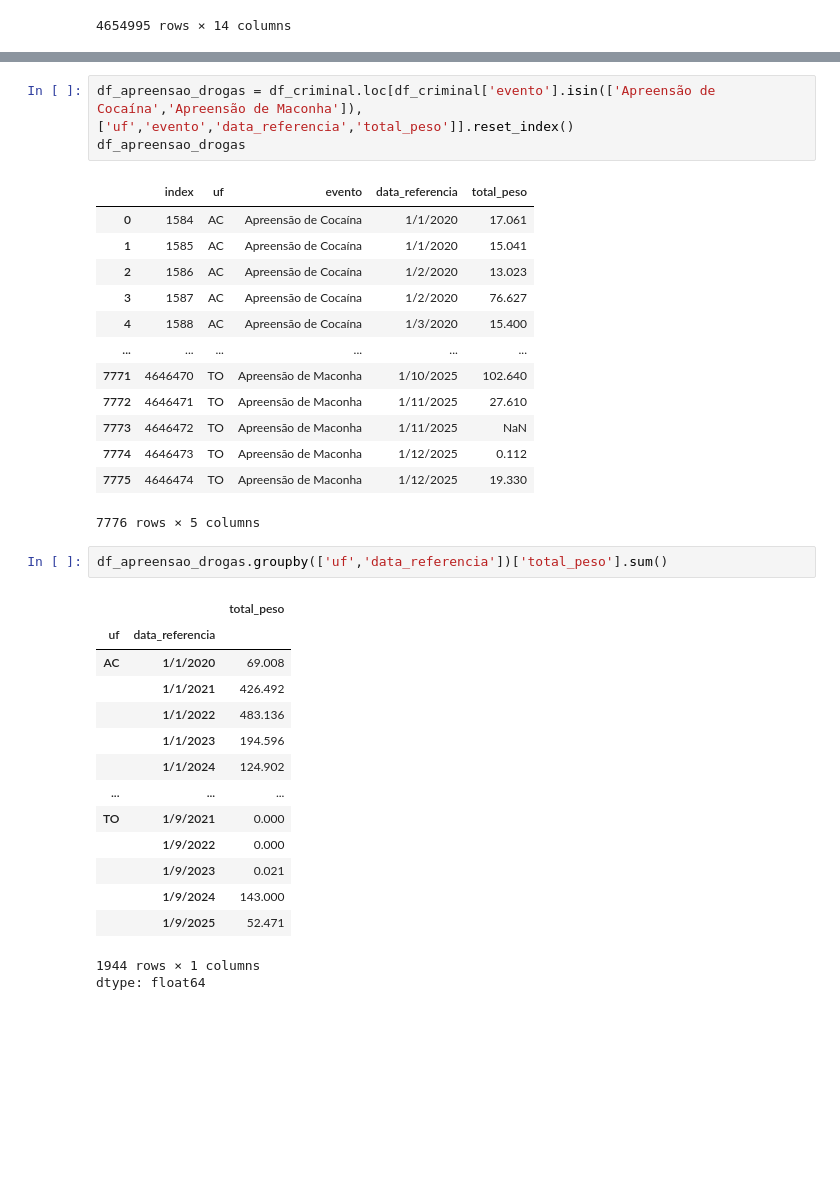
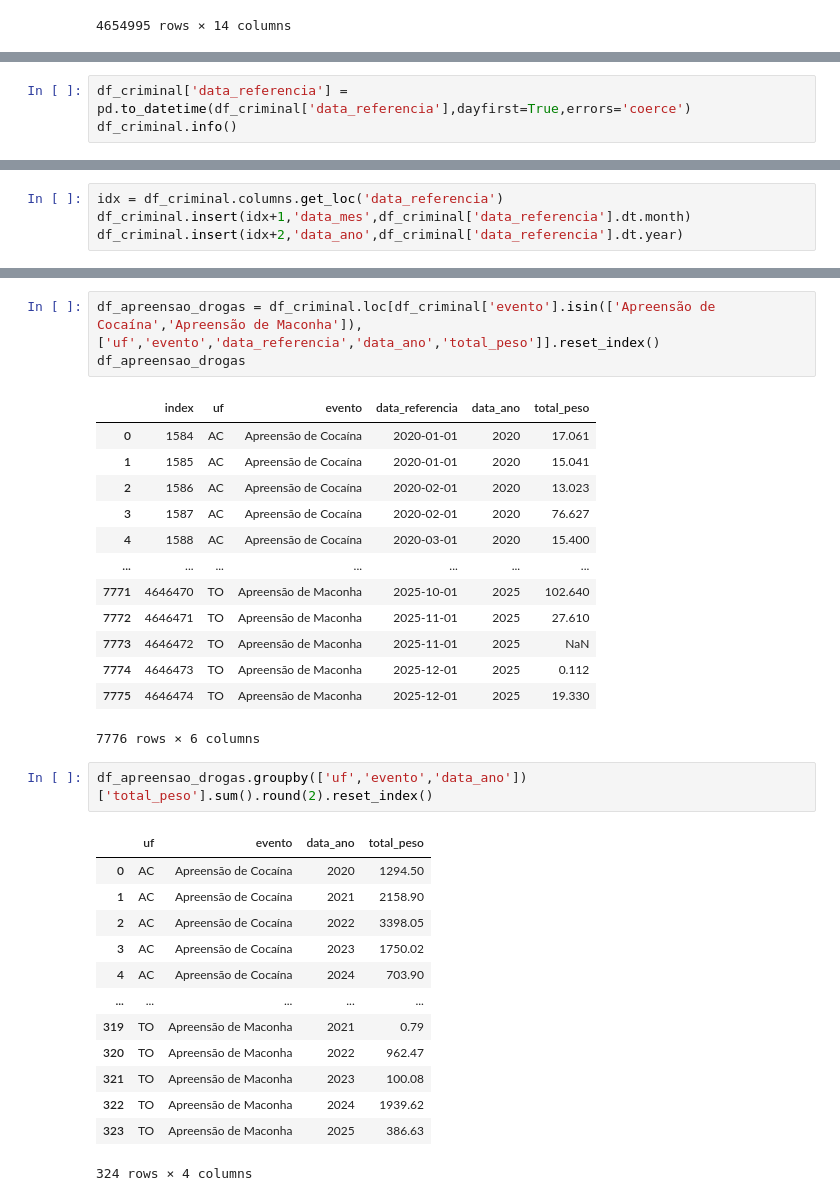
Before and after one commit to Marcelo-Silvestre/MVP_Machine_Learning_Analytics_PUCRIO_40530010056_20260_01, a Jupyter notebook: Notebooks/MVP_Machine_Learning_Previsao_Ocorrencias_Criminais-1.ipynb, the cells around one changed output, grey strips where cells are left out. Saved outputs shown, nothing was run; the diff lists cells and outputs as text; blank space fills up the shorter version.

```diff
--- a/Notebooks/MVP_Machine_Learning_Previsao_Ocorrencias_Criminais-1.ipynb
+++ b/Notebooks/MVP_Machine_Learning_Previsao_Ocorrencias_Criminais-1.ipynb
@@ -43,0 +64,3 @@ df_criminal
+# %%
+df_criminal['data_referencia'] = pd.to_datetime(df_criminal['data_referencia'],dayfirst=True,errors='coerce')
+df_criminal.info()
@@ -43,0 +85,4 @@ df_criminal
+# %%
+idx = df_criminal.columns.get_loc('data_referencia')
+df_criminal.insert(idx+1,'data_mes',df_criminal['data_referencia'].dt.month)
+df_criminal.insert(idx+2,'data_ano',df_criminal['data_referencia'].dt.year)
@@ -44,35 +105,33 @@ df_criminal
 # %%
-df_apreensao_drogas = df_criminal.loc[df_criminal['evento'].isin(['Apreensão de Cocaína','Apreensão de Maconha']),['uf','evento','data_referencia','total_peso']].reset_index()
+df_apreensao_drogas = df_criminal.loc[df_criminal['evento'].isin(['Apreensão de Cocaína','Apreensão de Maconha']),['uf','evento','data_referencia','data_ano','total_peso']].reset_index()
 df_apreensao_drogas
 # %% [output]
-|  | index | uf | evento | data_referencia | total_peso |
-| 0 | 1584 | AC | Apreensão de Cocaína | 1/1/2020 | 17.061 |
-| 1 | 1585 | AC | Apreensão de Cocaína | 1/1/2020 | 15.041 |
-| 2 | 1586 | AC | Apreensão de Cocaína | 1/2/2020 | 13.023 |
-| 3 | 1587 | AC | Apreensão de Cocaína | 1/2/2020 | 76.627 |
-| 4 | 1588 | AC | Apreensão de Cocaína | 1/3/2020 | 15.400 |
-| ... | ... | ... | ... | ... | ... |
-| 7771 | 4646470 | TO | Apreensão de Maconha | 1/10/2025 | 102.640 |
-| 7772 | 4646471 | TO | Apreensão de Maconha | 1/11/2025 | 27.610 |
-| 7773 | 4646472 | TO | Apreensão de Maconha | 1/11/2025 | NaN |
-| 7774 | 4646473 | TO | Apreensão de Maconha | 1/12/2025 | 0.112 |
-| 7775 | 4646474 | TO | Apreensão de Maconha | 1/12/2025 | 19.330 |
+|  | index | uf | evento | data_referencia | data_ano | total_peso |
+| 0 | 1584 | AC | Apreensão de Cocaína | 2020-01-01 | 2020 | 17.061 |
+| 1 | 1585 | AC | Apreensão de Cocaína | 2020-01-01 | 2020 | 15.041 |
+| 2 | 1586 | AC | Apreensão de Cocaína | 2020-02-01 | 2020 | 13.023 |
+| 3 | 1587 | AC | Apreensão de Cocaína | 2020-02-01 | 2020 | 76.627 |
+| 4 | 1588 | AC | Apreensão de Cocaína | 2020-03-01 | 2020 | 15.400 |
+| ... | ... | ... | ... | ... | ... | ... |
+| 7771 | 4646470 | TO | Apreensão de Maconha | 2025-10-01 | 2025 | 102.640 |
+| 7772 | 4646471 | TO | Apreensão de Maconha | 2025-11-01 | 2025 | 27.610 |
+| 7773 | 4646472 | TO | Apreensão de Maconha | 2025-11-01 | 2025 | NaN |
+| 7774 | 4646473 | TO | Apreensão de Maconha | 2025-12-01 | 2025 | 0.112 |
+| 7775 | 4646474 | TO | Apreensão de Maconha | 2025-12-01 | 2025 | 19.330 |
-7776 rows × 5 columns
+7776 rows × 6 columns
 # %%
-df_apreensao_drogas.groupby(['uf','data_referencia'])['total_peso'].sum()
+df_apreensao_drogas.groupby(['uf','evento','data_ano'])['total_peso'].sum().round(2).reset_index()
 # %% [output]
-|  |  | total_peso |
-| uf | data_referencia |  |
-| AC | 1/1/2020 | 69.008 |
-|  | 1/1/2021 | 426.492 |
-|  | 1/1/2022 | 483.136 |
-|  | 1/1/2023 | 194.596 |
-|  | 1/1/2024 | 124.902 |
-| ... | ... | ... |
-| TO | 1/9/2021 | 0.000 |
-|  | 1/9/2022 | 0.000 |
-|  | 1/9/2023 | 0.021 |
-|  | 1/9/2024 | 143.000 |
-|  | 1/9/2025 | 52.471 |
+|  | uf | evento | data_ano | total_peso |
+| 0 | AC | Apreensão de Cocaína | 2020 | 1294.50 |
+| 1 | AC | Apreensão de Cocaína | 2021 | 2158.90 |
+| 2 | AC | Apreensão de Cocaína | 2022 | 3398.05 |
+| 3 | AC | Apreensão de Cocaína | 2023 | 1750.02 |
+| 4 | AC | Apreensão de Cocaína | 2024 | 703.90 |
+| ... | ... | ... | ... | ... |
+| 319 | TO | Apreensão de Maconha | 2021 | 0.79 |
+| 320 | TO | Apreensão de Maconha | 2022 | 962.47 |
+| 321 | TO | Apreensão de Maconha | 2023 | 100.08 |
+| 322 | TO | Apreensão de Maconha | 2024 | 1939.62 |
+| 323 | TO | Apreensão de Maconha | 2025 | 386.63 |
-1944 rows × 1 columns
-dtype: float64
+324 rows × 4 columns
```
Also changed, not shown: parts of 3 cells of this notebook.
